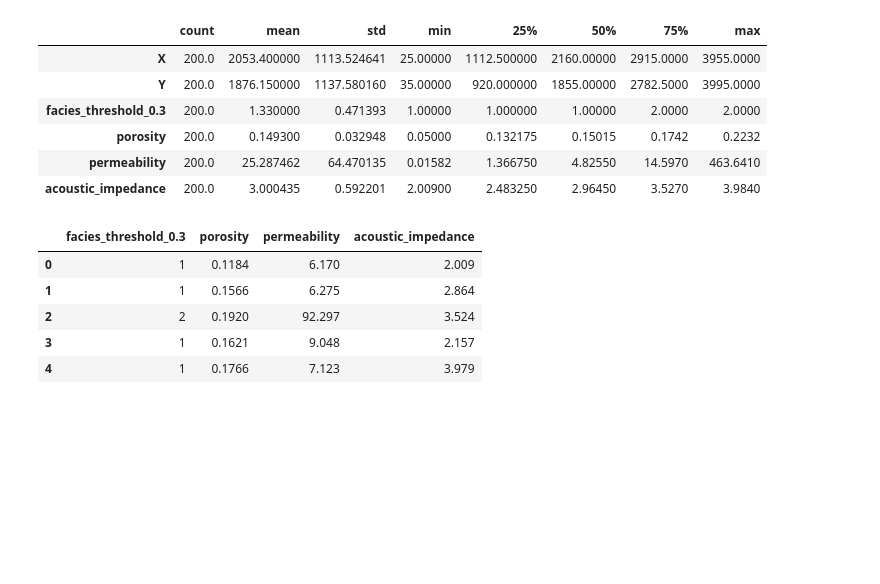
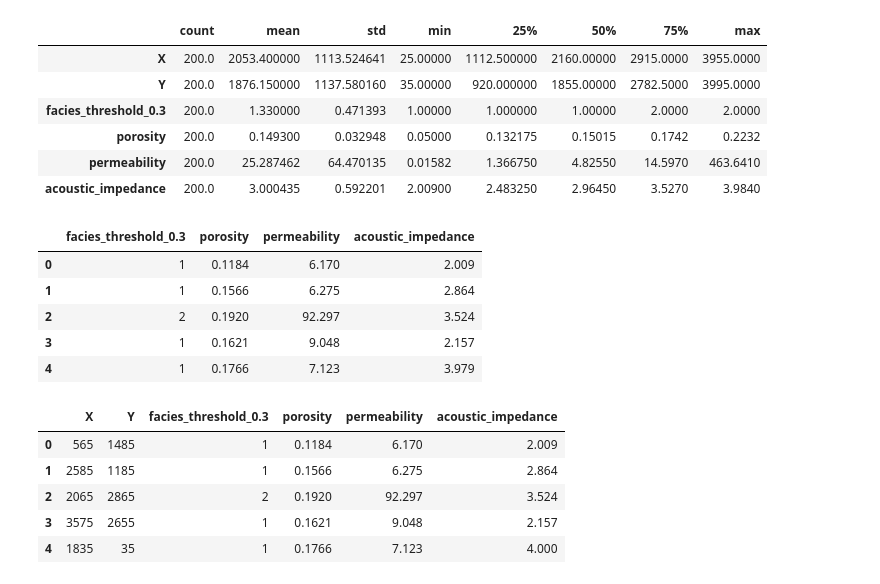
Before and after one commit to dominikjanyga/data-science-notes, a Jupyter notebook: chapter_1_statistics_for_data_science.ipynb, the cells around one changed output. Drawn from its saved outputs; the diff is of its cells as text; code cells hidden in the pictures; blank space fills up the shorter version.

```diff
--- a/chapter_1_statistics_for_data_science.ipynb
+++ b/chapter_1_statistics_for_data_science.ipynb
@@ -54,3 +54,14 @@ df_subset
 | 2 | 2 | 0.1920 | 92.297 | 3.524 |
 | 3 | 1 | 0.1621 | 9.048 | 2.157 |
 | 4 | 1 | 0.1766 | 7.123 | 3.979 |
+# %%
+df_deep_copy = df.copy(deep = True)
+df_deep_copy.loc[4, 'acoustic_impedance'] = 4.0
+df_deep_copy.head()
+# %% [output]
+|  | X | Y | facies_threshold_0.3 | porosity | permeability | acoustic_impedance |
+| 0 | 565 | 1485 | 1 | 0.1184 | 6.170 | 2.009 |
+| 1 | 2585 | 1185 | 1 | 0.1566 | 6.275 | 2.864 |
+| 2 | 2065 | 2865 | 2 | 0.1920 | 92.297 | 3.524 |
+| 3 | 3575 | 2655 | 1 | 0.1621 | 9.048 | 2.157 |
+| 4 | 1835 | 35 | 1 | 0.1766 | 7.123 | 4.000 |
```
Also changed, not shown: parts of 4 cells of this notebook.
